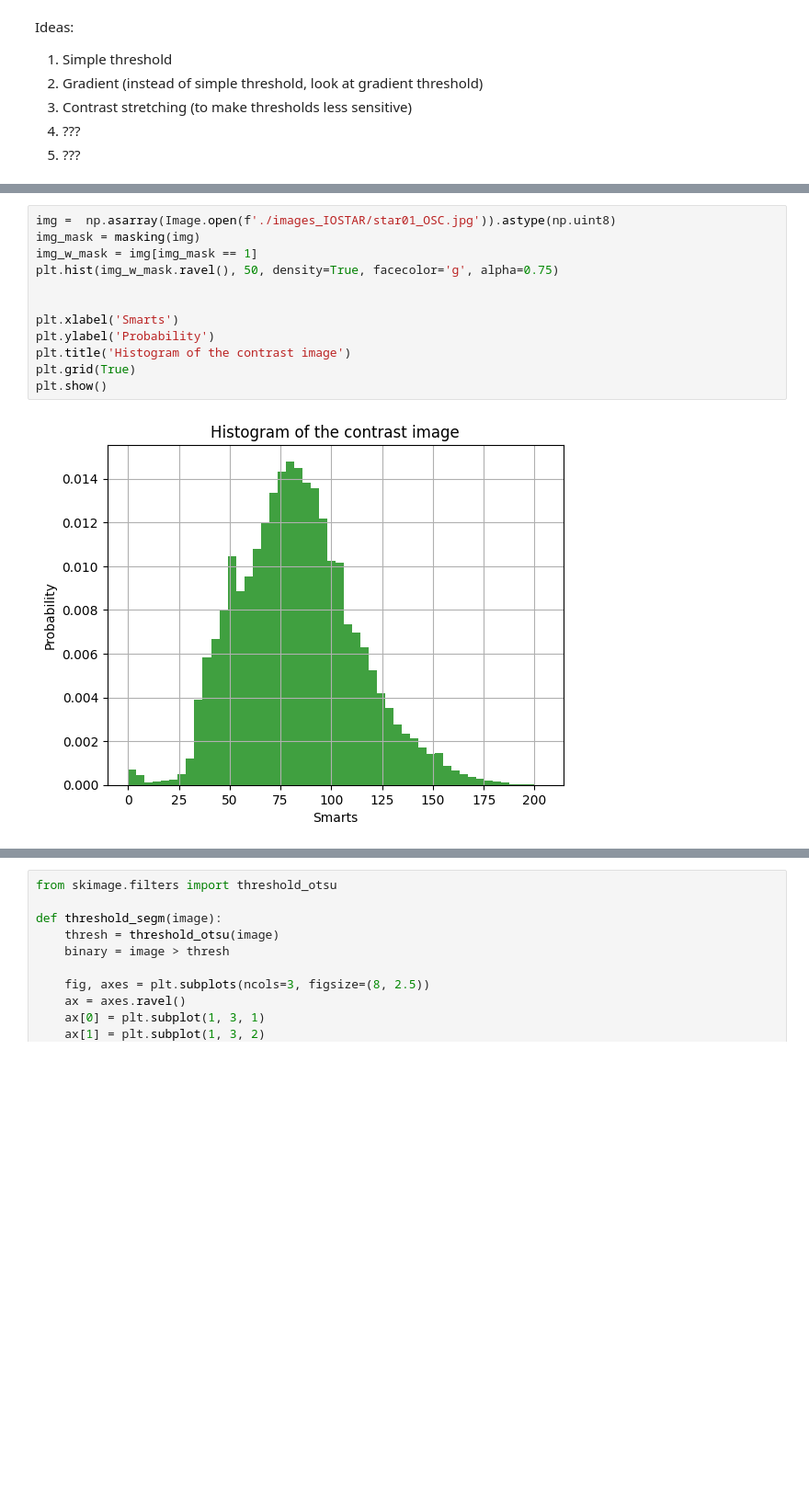
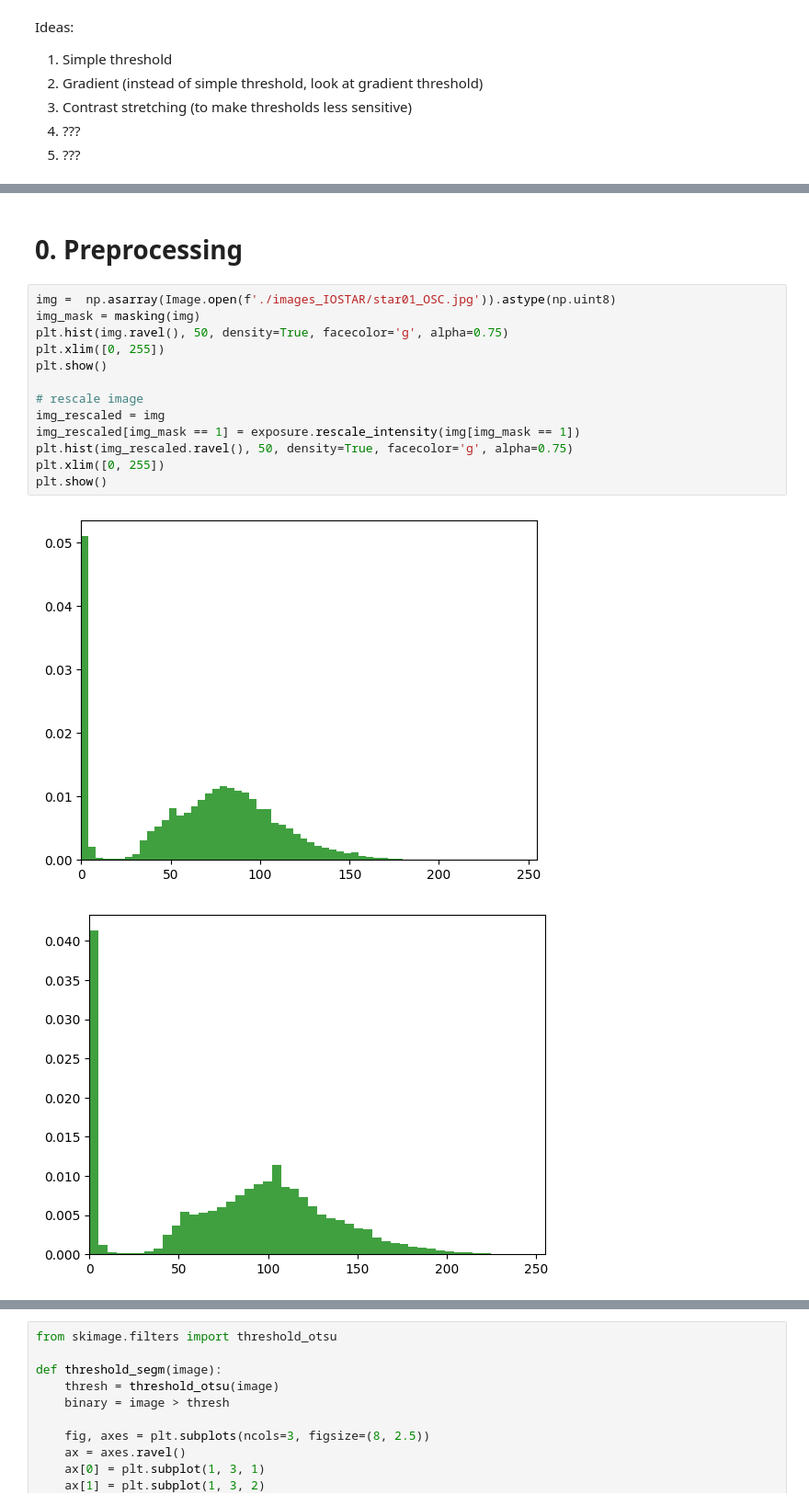
Before and after one commit to olivier-lapabe/Computer_Vision_SLO_Segmentation, a Jupyter notebook: Segmentation_Experiments.ipynb, the cells around one changed output, grey strips where cells are left out. Shown at 92% size. Saved outputs shown, nothing was run; the diff lists cells and outputs as text; blank space fills up the shorter version.

```diff
--- a/Segmentation_Experiments.ipynb
+++ b/Segmentation_Experiments.ipynb
@@ -18,17 +21,21 @@ from skimage import data, filters
 from matplotlib import pyplot as plt
 
 from script_tp2 import *
+# %% [markdown]
+# 0. Preprocessing
 # %%
 img =  np.asarray(Image.open(f'./images_IOSTAR/star01_OSC.jpg')).astype(np.uint8)
 img_mask = masking(img)
-img_w_mask = img[img_mask == 1]
-plt.hist(img_w_mask.ravel(), 50, density=True, facecolor='g', alpha=0.75)
+plt.hist(img.ravel(), 50, density=True, facecolor='g', alpha=0.75)
+plt.xlim([0, 255])
+plt.show()
 
-
-plt.xlabel('Smarts')
-plt.ylabel('Probability')
-plt.title('Histogram of the contrast image')
-plt.grid(True)
+# rescale image
+img_rescaled = img
+img_rescaled[img_mask == 1] = exposure.rescale_intensity(img[img_mask == 1])
+plt.hist(img_rescaled.ravel(), 50, density=True, facecolor='g', alpha=0.75)
+plt.xlim([0, 255])
 plt.show()
 # %% [output]
-[figure, old version]
+[figure, new version]
+[figure, added]
```
Also changed, not shown: parts of 30 cells of this notebook, 4 other files.
